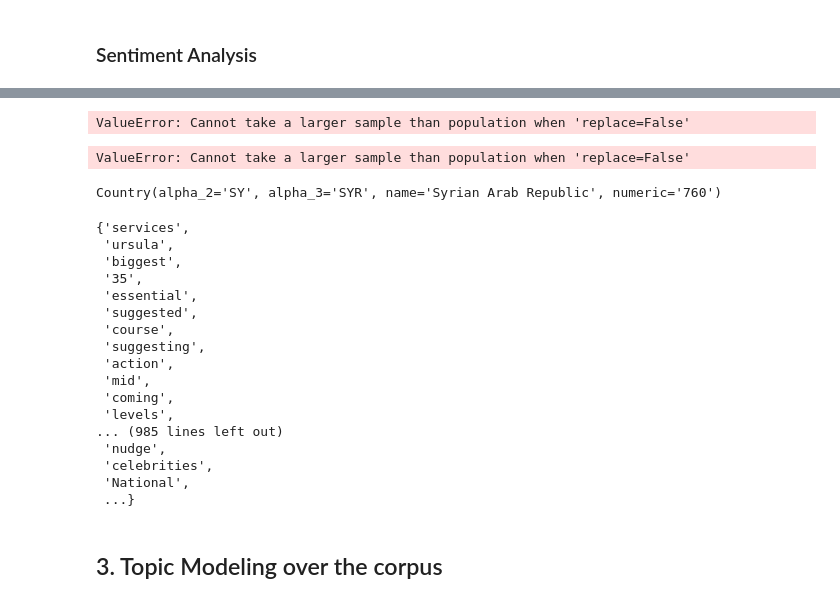
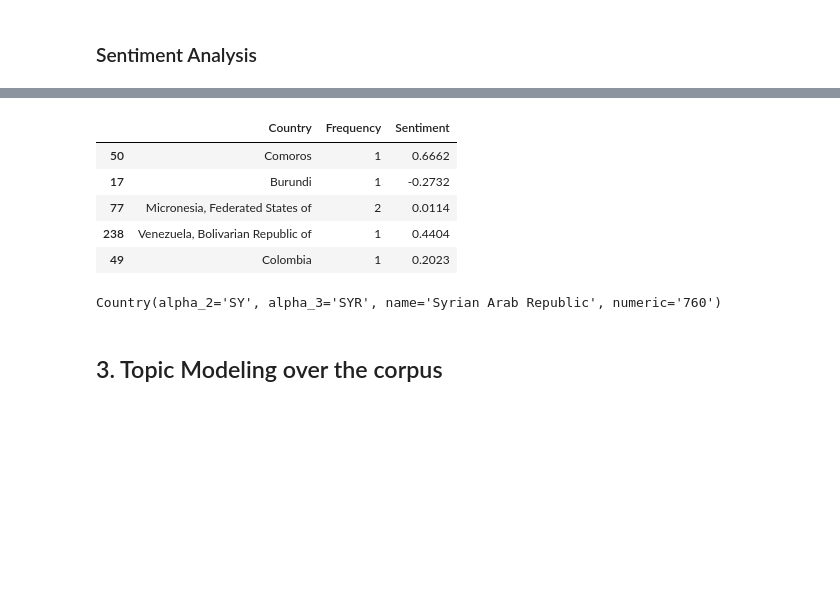
Before and after one commit to ireneu/ada, a Jupyter notebook: HW05/05 - Taming Text.ipynb, the cells around one changed output, grey strips where cells are left out. Drawn from its saved outputs; the diff is of its cells as text; code cells hidden in the pictures; blank space fills up the shorter version.

```diff
--- a/HW05/05 - Taming Text.ipynb
+++ b/HW05/05 - Taming Text.ipynb
@@ -210,9 +210,9 @@ countries_df = pd.DataFrame({'Country' : countries,
 not_matched = set()
 
 email_tokenizer = RegexpTokenizer(r'\w+')
-emails_df = emails[['ExtractedBodyText', 'ExtractedSubject']].dropna(axis=0)
+emails_df = emails[['ExtractedSubject', 'ExtractedBodyText']].dropna(axis=0)
 
-for (index, email) in emails_df.sample(10).iterrows():
+for (index, email) in emails_df.sample(20).iterrows():
     content = email['ExtractedSubject'] + " " + email['ExtractedBodyText']
     email_tokens = set(email_tokenizer.tokenize(content))
     filtered_email_tokens = [token for token in email_tokens if token.lower() not in extended_stopwords]
@@ -231,37 +231,17 @@ for (index, email) in emails_df.sample(10).iterrows():
 countries_df['Sentiment'] = countries_df['Sentiment']/countries_df['Frequency']
 countries_df.dropna(inplace=True)
 # %%
-countries_df.sample(30)
+countries_df.sample(5)
 # %% [output]
-ValueError: Cannot take a larger sample than population when 'replace=False'
+|  | Country | Frequency | Sentiment |
+| 50 | Comoros | 1 | 0.6662 |
+| 17 | Burundi | 1 | -0.2732 |
+| 77 | Micronesia, Federated States of | 2 | 0.0114 |
+| 238 | Venezuela, Bolivarian Republic of | 1 | 0.4404 |
+| 49 | Colombia | 1 | 0.2023 |
-# %%
-sorted_countries_df = (((countries_df.set_index('Sentiment')).sort_index(ascending=False)).reset_index())[['Country', 'Frequency', 'Sentiment']]
-sorted_countries_df.sample(20)
-# %% [output]
-ValueError: Cannot take a larger sample than population when 'replace=False'
 # %%
 pycountry.countries.lookup('syr')
 # %% [output]
 Country(alpha_2='SY', alpha_3='SYR', name='Syrian Arab Republic', numeric='760')
-# %%
-not_matched
-# %% [output]
-{'services',
- 'ursula',
- 'biggest',
- '35',
- 'essential',
- 'suggested',
- 'course',
- 'suggesting',
- 'action',
- 'mid',
- 'coming',
- 'levels',
-... (985 lines left out)
- 'nudge',
- 'celebrities',
- 'National',
- ...}
 # %% [markdown]
 ## 3. Topic Modeling over the corpus
```
Also changed, not shown: parts of 17 cells of this notebook, 45 other files.
